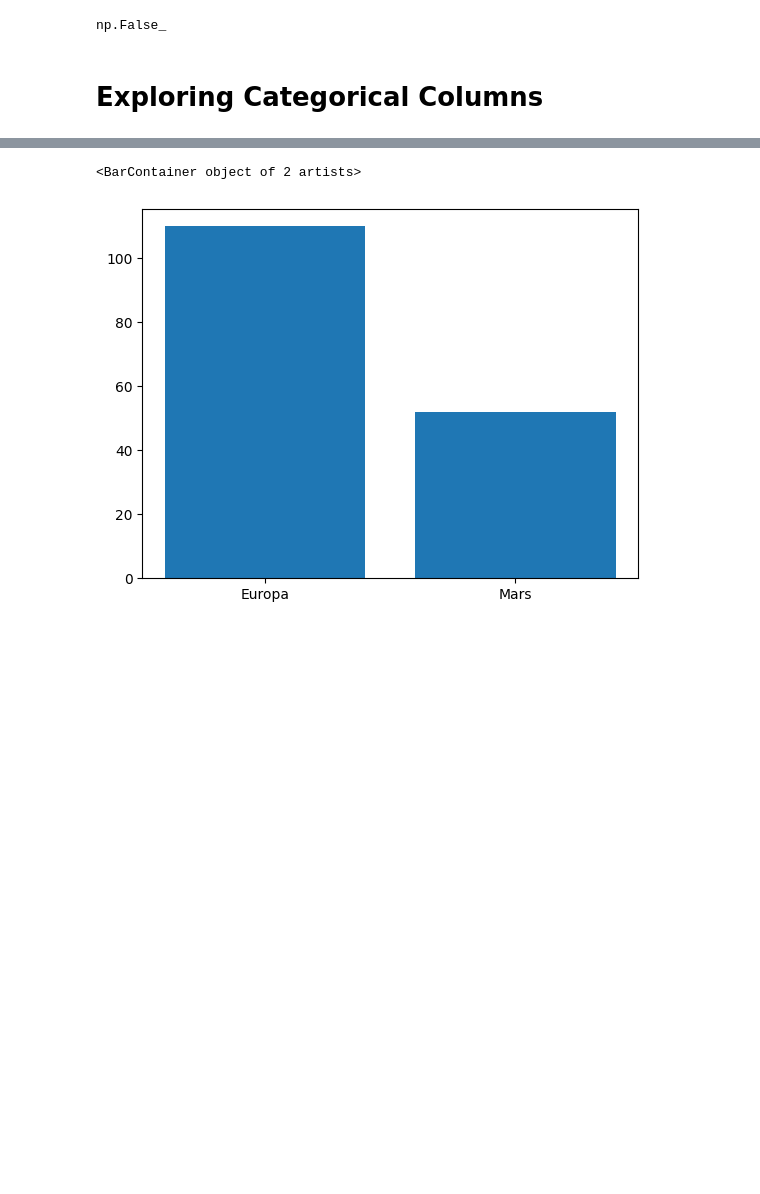
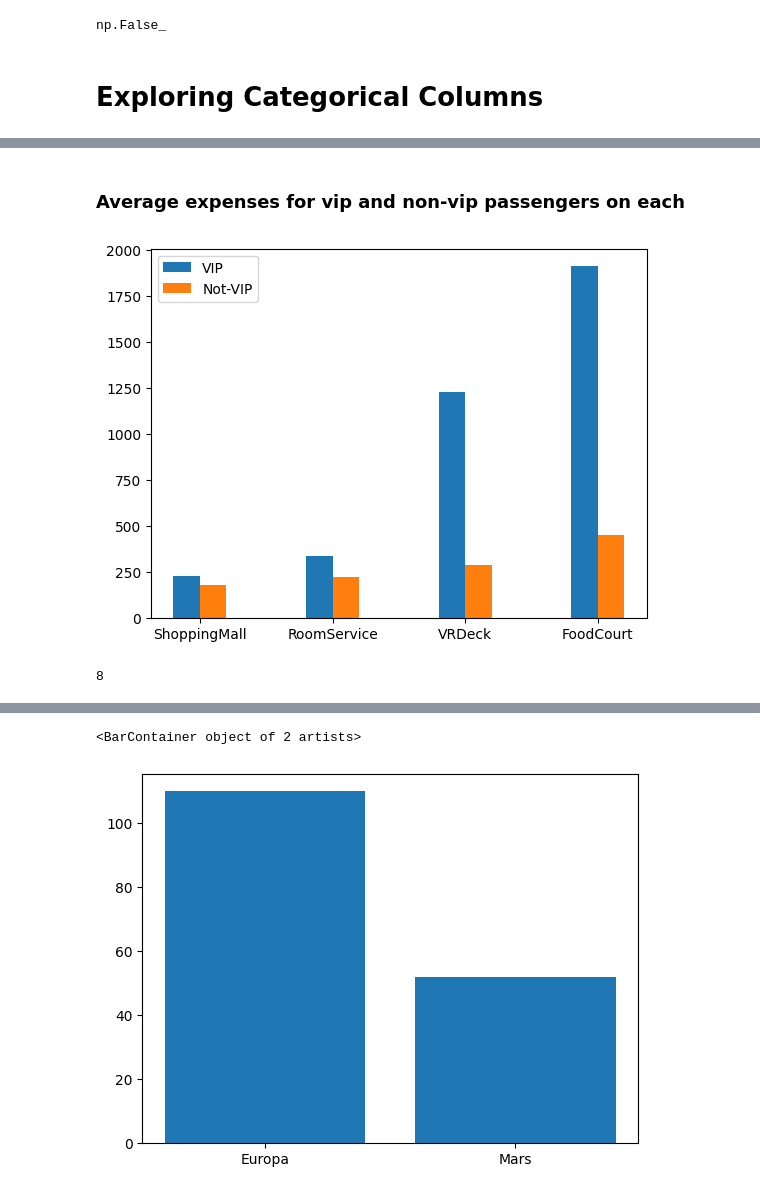
Before and after one commit to bzabk/Recruitment-Task-for-Data-Science-community-2023, a Jupyter notebook: first.ipynb, the cells around one changed output, grey strips where cells are left out. Cells and saved outputs as stored; diff of their text form; code cells hidden in the pictures; blank space fills up the shorter version.

```diff
--- a/first.ipynb
+++ b/first.ipynb
@@ -86,0 +107,29 @@ Text(0.5, 14.722222222222216, 'Destinations')
+# %% [markdown]
+### Average expenses for vip and non-vip passengers on each
+# %%
+data_raw["Sum"]= data_raw[["RoomService","FoodCourt","ShoppingMall","Spa","VRDeck"]].sum(axis=1)
+data_raw
+
+x = data_raw.groupby(["VIP"])[["RoomService","VRDeck","ShoppingMall","FoodCourt"]].mean()
+
+vip_true = x.loc[True].sort_values().to_dict()
+
+vip_false = x.loc[False].sort_values().to_dict()
+
+x_ind = np.arange(len(vip_false.keys()))
+
+plt.bar(x_ind-0.1,vip_true.values(),label="VIP",width=0.2)
+plt.bar(x_ind+0.1,vip_false.values(),label="Not-VIP",width=0.2)
+plt.xticks(np.arange(4),vip_false.keys())
+plt.legend()
+plt.show()
+
+# fig,ax = plt.subplots(figsize=(5,4))
+
+# sns.heatmap(x.values,annot=True,xticklabels=x.columns,yticklabels=["Non-VIP","VIP"],fmt="g")
+# %% [output]
+[figure, added]
+# %%
+len(data_raw["Deck"].unique())
+# %% [output]
+8
```
Also changed, not shown: parts of 28 cells of this notebook.
